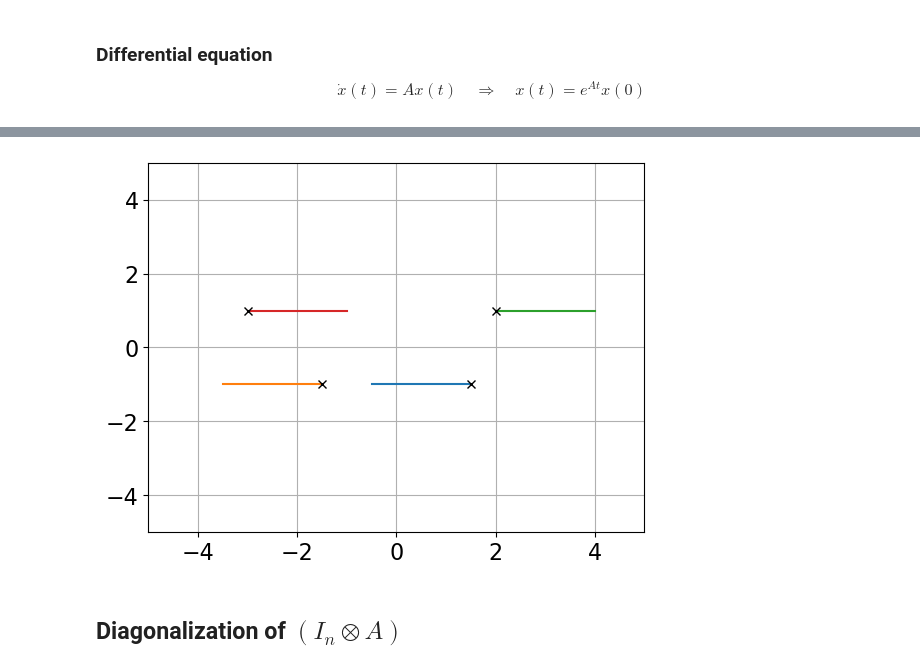
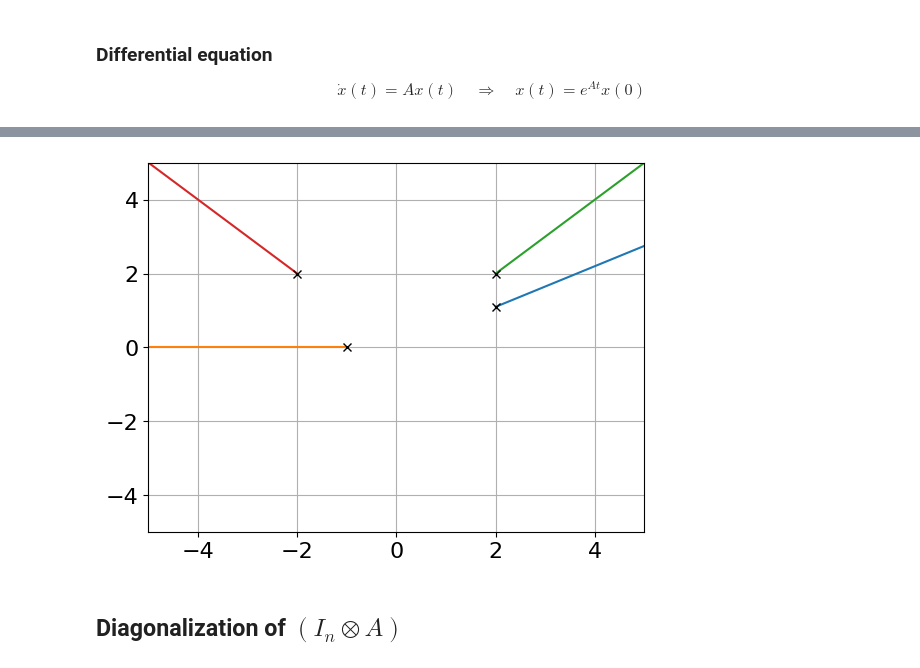
Before and after one commit to Swarm-Systems-Lab/affine-formation-control, a Jupyter notebook: algebra_test.ipynb, the cells around one changed output, grey strips where cells are left out. Cells and saved outputs as stored; diff of their text form; code cells hidden in the pictures.

```diff
--- a/algebra_test.ipynb
+++ b/algebra_test.ipynb
@@ -43,8 +34,8 @@ array([[0., 0.],
 # %%
-a = 0
+a = 2
 omega = 1
 hx = 1
-hy = 0
+hy = -1
 
 A = a*np.eye(2) + omega*np.array([[0,-1],[1,0]]) + np.array([[0,hx],[hy,0]])
 print("A =\n",A,"\n")
@@ -53,16 +44,22 @@ print("A =\n",A,"\n")
 lambda1 = a + np.sqrt((hx - omega)*(hy + omega) + 0j)
 lambda2 = a - np.sqrt((hx - omega)*(hy + omega) + 0j)
 
-if abs(hx)>0 and abs(hy)>0 or (abs(hx)+abs(hy) == 0 and abs(omega)>0):
+if hx-omega == 0 and hy+omega == 0: # The matrix is already diagonal
+    v1 = np.array([1, 0])
+    v2 = np.array([0, 1])
+elif hx-omega != 0 and hy+omega !=0: # Diagonalizable
     if abs(hy + hx) > 0:
         denom = np.sqrt(hy + hx + 0j)
     else:
         denom = 1
     v1 = np.array([np.sqrt(hx - omega + 0j),  np.sqrt(hy + omega + 0j)])/denom
     v2 = np.array([np.sqrt(hx - omega + 0j), -np.sqrt(hy + omega + 0j)])/denom
-elif abs(hx)+abs(hy) == 0 and abs(a)>0:
+elif hx-omega != 0: # Not diagonalizable (we need 2 generalized eigenvectors)
     v1 = np.array([1, 0])
-    v2 = np.array([0, 1])
+    v2 = np.array([0, 1/(hx-omega)])
+else: # (hy+omega != 0) Not diagonalizable (we need 2 generalized eigenvectors)
+    v1 = np.array([0, 1])
+    v2 = np.array([1/(hy+omega), 0])
 
 V = np.array([v1,v2]).T
 
@@ -70,7 +67,7 @@ print("------- Predicted")
 with np.printoptions(precision=3, suppress=True):
     print("lambda_1 = {:.3f} -- ".format(lambda1), v1)
     print("lambda_2 = {:.3f} -- ".format(lambda2), v2)
-    print("Diagonalization check (A - VDV^-1):\n", A - V@np.array([[lambda1,0],[0,lambda2]])@LA.inv(V))
+    #print("Diagonalization check (A - VDV^-1):\n", A - V@np.array([[lambda1,0],[0,lambda2]])@LA.inv(V))
 # print((A - lambda1*np.eye(2))@v1[:,None])
 # print((A - lambda2*np.eye(2))@v2[:,None])
 
@@ -126,28 +142,34 @@ plt.show()
 # %%
 ## Euler integration
 tf = 2
 dt = tf/1000
 its = int(tf/dt)
 
 fig, ax = plt.subplots()
 
-x0_list = [[1.5,-1], [-1.5,-1], [2,1], [-3,1]]
+if hx-omega == 0 and hy+omega == 0:
+    x0_list = [[2,1.1], [-1,0], [2,2], [-2,2]]
+elif hx-omega != 0 and hy+omega !=0:
+    x0_list = [[1.5,-1], [-1.5,-1], [2,1], [-3,1]]
+elif hx-omega != 0:
+    x0_list = [[-1,-0.5], [-1,1], [1,0.25], [4,-2]]
+
 for x0 in x0_list:
     x_data = []
     x = np.array(x0)[:,None]
     for it in range(its):
         x_data.append(x)
         x = x + A@x*dt
     x_data = np.squeeze(np.array(x_data)).T
     ax.plot(x_data[0,:], x_data[1,:])
     ax.plot(x_data[0,0], x_data[1,0], "kx")
 
 ax.set_xlim([-5,5])
 ax.set_ylim([-5,5])
 ax.grid(True)
 plt.show()
 # %% [output]
-[figure, old version]
+[figure, new version]
 # %% [markdown]
 ## Diagonalization of $(I_n \otimes A)$
 # %%
```
Also changed, not shown: parts of 4 cells of this notebook, 1 other file.
